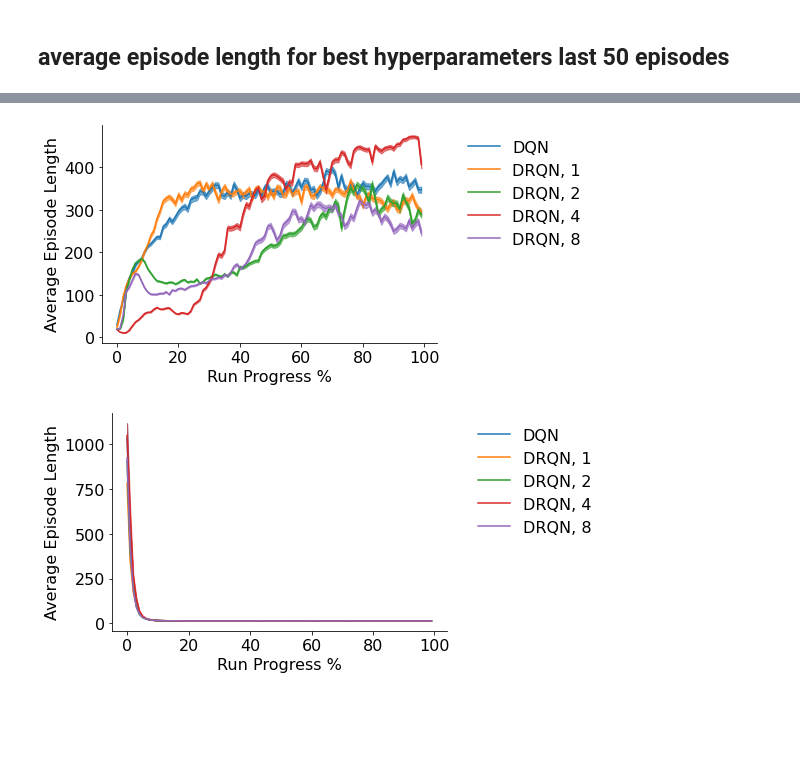
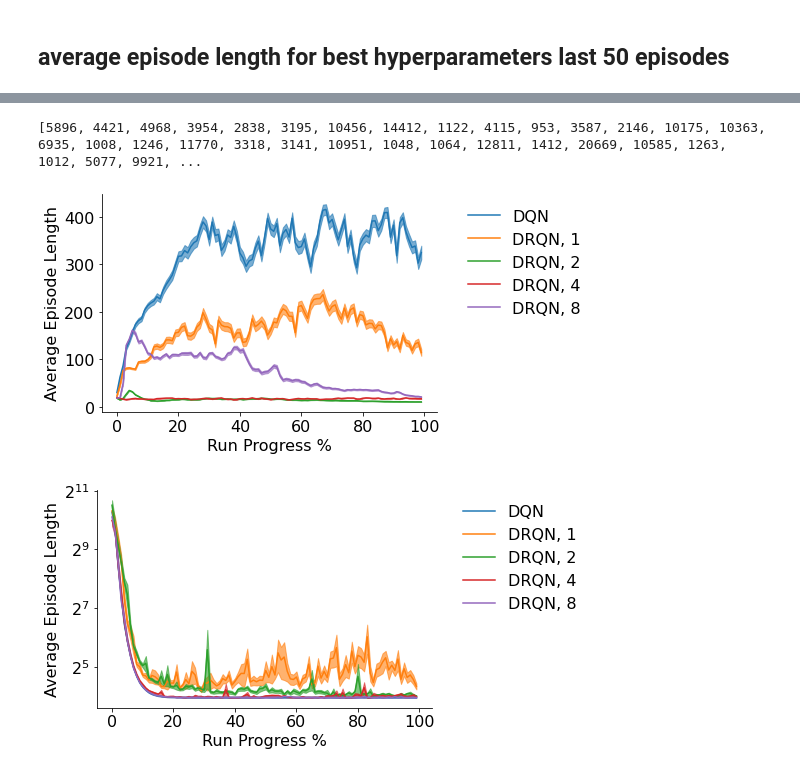
Before and after one commit to RevanMacQueen/DRQN, a Jupyter notebook: new_visualizations_2.ipynb, the cells around one changed output, grey strips where cells are left out. Drawn from its saved outputs; the diff is of its cells as text; code cells hidden in the pictures; blank space fills up the shorter version.

```diff
--- a/new_visualizations_2.ipynb
+++ b/new_visualizations_2.ipynb
@@ -176,0 +280,28 @@ best_inds
+# %%
+best_params = []
+best_episode_lengths_ = []
+for i in best_inds:
+
+    filters = {
+        'model_arch' : [i[0]],
+        'env' : [i[2]],
+        'learning_freq' : [int(i[3])],
+        'target_update_freq' : [int(i[4])],
+        'learning_rate' : [float(i[5])],
+        'buffer_size' : [10000]
+        }
+    if i[0] == 'RNN':
+        filters['seq_len'] = [int(i[1])]
+
+    params_, episode_lengths_ = extract_episode_lengths(root, ['model_arch', 'env', 'seed', 'learning_freq', 'target_update_freq', 'seq_len', 'learning_rate', 'buffer_size'], filters, cutoffs, last_n=30)
+
+
+    # if i[0] =='RNN' and i[2] =='envs:random_maze-v0' and i[1] == '1':
+    #     print(episode_lengths_)
+
+    best_params.append(params_)
+    best_episode_lengths_.append(np.mean(episode_lengths_, axis=1))
+
+
+best_params = np.concatenate(best_params, axis=0)
+best_episode_lengths = np.concatenate(best_episode_lengths_, axis=0)
@@ -213,0 +367,5 @@ df_last = df_last.replace('RNN, 8', 'DRQN, 8')
+# %%
+df_temp = pd.concat([df_best_last.set_index(columns), df_best.set_index(columns)], axis=1)
+df_temp = df_temp.reset_index()
+df_temp = df_temp.drop(['Learning Freq.', 'Target Update Freq.',  'Step Size', 'Buffer Size'], axis=1)
+df_temp = df_temp.melt(id_vars=['Algorithm', 'Env'], var_name = 'source', value_name='val')
@@ -382,34 +499,43 @@ envs = ['CartPole-v1', 'Maze']
 for env in envs:
     algs = []
     plt.figure()
     ax = plt.gca()
-    for alg in df.Algorithm.unique():
+    for alg in df_best_all_episodes.Algorithm.unique():
         algs.append(alg)
-        df_DRQN4 = df.loc[(df['Env'] == env) & (df['Algorithm'] == alg)]
+        df_DRQN4 = df_best_all_episodes.loc[(df_best_all_episodes['Env'] == env) & (df_best_all_episodes['Algorithm'] == alg)]
         data = df_DRQN4['Episode Lengths'].values
         n_bins = 100
         bin_size = 200000/n_bins
         bins = [[] for i in range(n_bins)]
 
         for run in data:
             sum_ = 0
             for i, ep_len in enumerate(run):
                 ind = int(sum_ // bin_size)  # which bin to place data (based on start time)
                 bins[ind].append(ep_len)
                 sum_ += ep_len
 
+        if alg =='DRQN, 1' and env=='Maze':
+            print([np.max(i) for i in bins])
+
+
+
         mean = np.array([ np.sum(i)/len(i) for i in bins])
         sigma = np.array([np.std(i,axis=0)/np.sqrt(len(i)) for i in bins])
         t = np.linspace(0, n_bins-1, n_bins)
         plt.plot(mean, color=c_dict[alg])
         ax.fill_between(t, mean+sigma, mean-sigma, alpha=0.6, color=c_dict[alg])
 
     plt.gca().spines['top'].set_visible(False)
     plt.gca().spines['right'].set_visible(False)
     plt.xlabel('Run Progress %')
     plt.ylabel('Average Episode Length')
+    if env == 'Maze':
+        plt.yscale('log', basey=2)
+
     plt.legend(algs, bbox_to_anchor=(1.05, 1), loc='upper left', frameon=False)
     plt.savefig('figures/learning_curve_best_%s.pdf'%env, bbox_inches='tight')
 # %% [output]
+[5896, 4421, 4968, 3954, 2838, 3195, 10456, 14412, 1122, 4115, 953, 3587, 2146, 10175, 10363, 6935, 1008, 1246, 11770, 3318, 3141, 10951, 1048, 1064, 12811, 1412, 20669, 10585, 1263, 1012, 5077, 9921, ...
-[figure, old version]
+[figure, new version]
-[figure, old version]
+[figure, new version]
```
Also changed, not shown: parts of 20 cells of this notebook, 9 other files.
